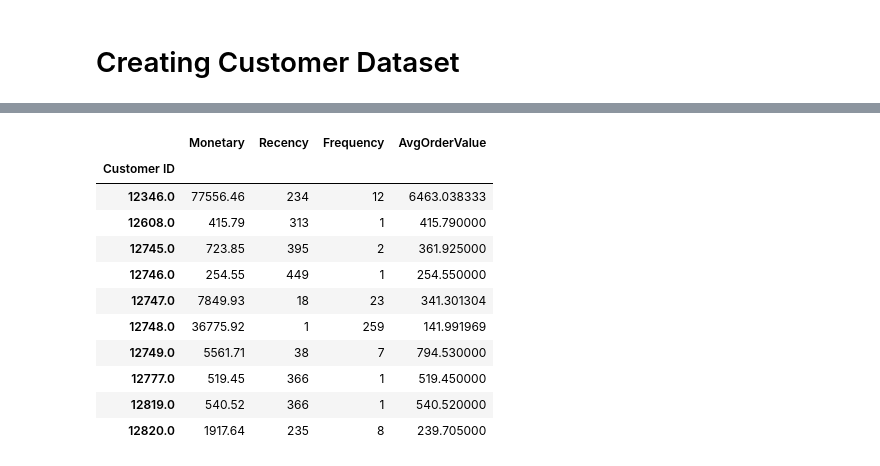
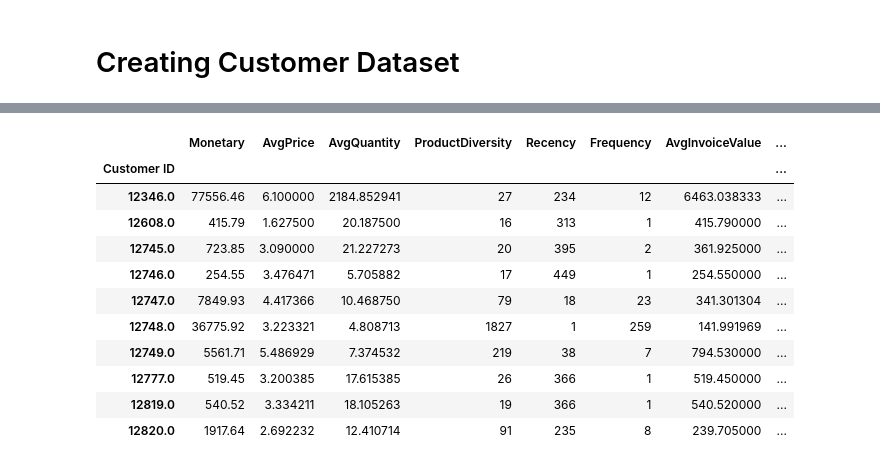
Before and after one commit to JuanMartinN02/Construccion-de-un-Modelo-de-estimacion-de-CLV-mediante-redes-neuronales-para-DHL, a Jupyter notebook: clvpredictionnn.ipynb, the cells around one changed output, grey strips where cells are left out. Drawn from its saved outputs; the diff is of its cells as text; code cells hidden in the pictures.

Commit message:
Creation of customer dataset

```diff
--- a/clvpredictionnn.ipynb
+++ b/clvpredictionnn.ipynb
@@ -330,67 +330,59 @@ activeMonths = activeDays / 30.44
 purchaseFrequency = data.groupby('Customer ID')['InvoiceDate'].nunique()
 
 # Monetary for calculations
 monetary = data.groupby('Customer ID')['TotalAmount'].sum()
 
+# Quantity calculation (calculating the total quantity per invoice)
+invoiceQuantity = data.groupby(['Customer ID','Invoice'])['Quantity'].sum().reset_index()
+avgQuantityPerInvoice = invoiceQuantity.groupby('Customer ID')['Quantity'].mean()
+
 customerData = data.groupby('Customer ID').agg(
 
     # Monetary (Total Amount of purchases)
     Monetary = ('TotalAmount', 'sum'),
 
-    # # Average item Price
-    # AvgPrice = ('Price', 'mean'),
+    # Average item Price
+    AvgPrice = ('Price', 'mean'),
 
     # # Average Total Amount per transaction
     # AvgTotalAmount = ('TotalAmount', 'mean'),
 
-    # # Average Quantity purchased per item
-    # AvgQuantity = ('Quantity', 'mean'),
+    # Average Quantity per item
+    AvgQuantity = ('Quantity', 'mean'),
 
-    # # How many unique products bought
-    # ProductDiversity = ('StockCode', 'nunique')
+    # How many unique products bought
+    ProductDiversity = ('StockCode', 'nunique')
 )
 
 # Recency calculation (Days since last purchase)
-recency = (presentDay - lastPurchase).dt.days
 customerData['Recency'] = recency
 
 # Frequency calculation
-purchaseFrequency = data.groupby('Customer ID')['InvoiceDate'].nunique()
 customerData['Frequency'] = purchaseFrequency
 
 # Average order value calculation
-AvgOrderValue = monetary / purchaseFrequency
-customerData['AvgOrderValue'] = AvgOrderValue
+customerData['AvgInvoiceValue'] = monetary / purchaseFrequency
 
-# # Number of invoices per customer (true purchase frequency)
-# purchaseFrequency = data.groupby('Customer ID')['InvoiceDate'].nunique()
+# Average Quantity table merge
+customerData['AvgQuantityPerInvoice'] = avgQuantityPerInvoice
 
-# monetary = data.groupby('Customer ID')['TotalAmount'].sum()
+# Active days
+customerData['ActiveDays'] = activeDays
 
-# # Calculate averages for more metrics
-# AvgYearlyPurchase = monetary / activeYears
-# AvgMonthlyPurchase = monetary / activeMonths
-
-# # Frequency
-# customerData['Frequency'] = purchaseFrequency
-
-# # Recency (Days since last purchase) merge
-# customerData['Recency'] = recency
-
-# # Active days
-# customerData['ActiveDays'] = activeDays
+# Frequency per month
+customerData['FrequencyPerMonth'] = purchaseFrequency / activeMonths
 
 customerData.head(10)
 # %% [output]
-|  | Monetary | Recency | Frequency | AvgOrderValue |
-| Customer ID |  |  |  |  |
-| 12346.0 | 77556.46 | 234 | 12 | 6463.038333 |
-| 12608.0 | 415.79 | 313 | 1 | 415.790000 |
-| 12745.0 | 723.85 | 395 | 2 | 361.925000 |
-| 12746.0 | 254.55 | 449 | 1 | 254.550000 |
-| 12747.0 | 7849.93 | 18 | 23 | 341.301304 |
-| 12748.0 | 36775.92 | 1 | 259 | 141.991969 |
-| 12749.0 | 5561.71 | 38 | 7 | 794.530000 |
-| 12777.0 | 519.45 | 366 | 1 | 519.450000 |
-| 12819.0 | 540.52 | 366 | 1 | 540.520000 |
-| 12820.0 | 1917.64 | 235 | 8 | 239.705000 |
+|  | Monetary | AvgPrice | AvgQuantity | ProductDiversity | Recency | Frequency | AvgInvoiceValue | ... |
+| Customer ID |  |  |  |  |  |  |  | ... |
+| 12346.0 | 77556.46 | 6.100000 | 2184.852941 | 27 | 234 | 12 | 6463.038333 | ... |
+| 12608.0 | 415.79 | 1.627500 | 20.187500 | 16 | 313 | 1 | 415.790000 | ... |
+| 12745.0 | 723.85 | 3.090000 | 21.227273 | 20 | 395 | 2 | 361.925000 | ... |
+| 12746.0 | 254.55 | 3.476471 | 5.705882 | 17 | 449 | 1 | 254.550000 | ... |
+| 12747.0 | 7849.93 | 4.417366 | 10.468750 | 79 | 18 | 23 | 341.301304 | ... |
+| 12748.0 | 36775.92 | 3.223321 | 4.808713 | 1827 | 1 | 259 | 141.991969 | ... |
+| 12749.0 | 5561.71 | 5.486929 | 7.374532 | 219 | 38 | 7 | 794.530000 | ... |
+| 12777.0 | 519.45 | 3.200385 | 17.615385 | 26 | 366 | 1 | 519.450000 | ... |
+| 12819.0 | 540.52 | 3.334211 | 18.105263 | 19 | 366 | 1 | 540.520000 | ... |
+| 12820.0 | 1917.64 | 2.692232 | 12.410714 | 91 | 235 | 8 | 239.705000 | ... |
```
